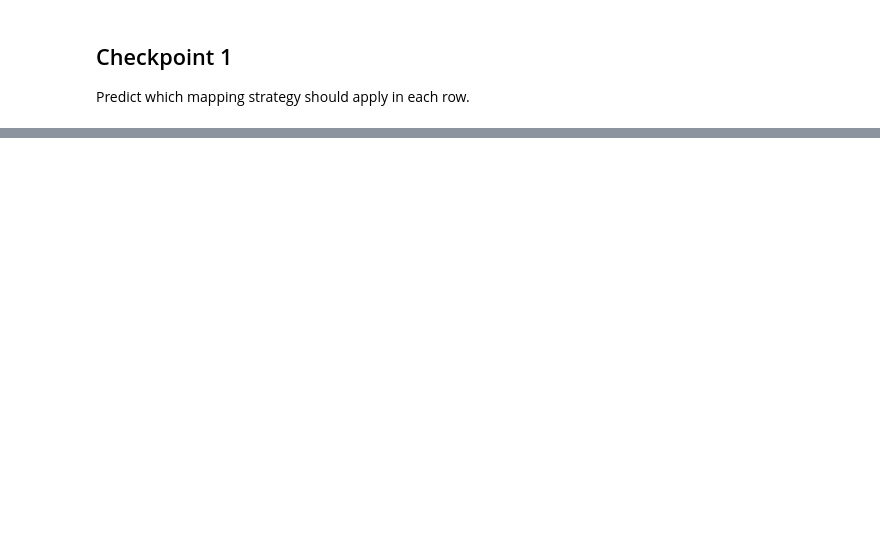
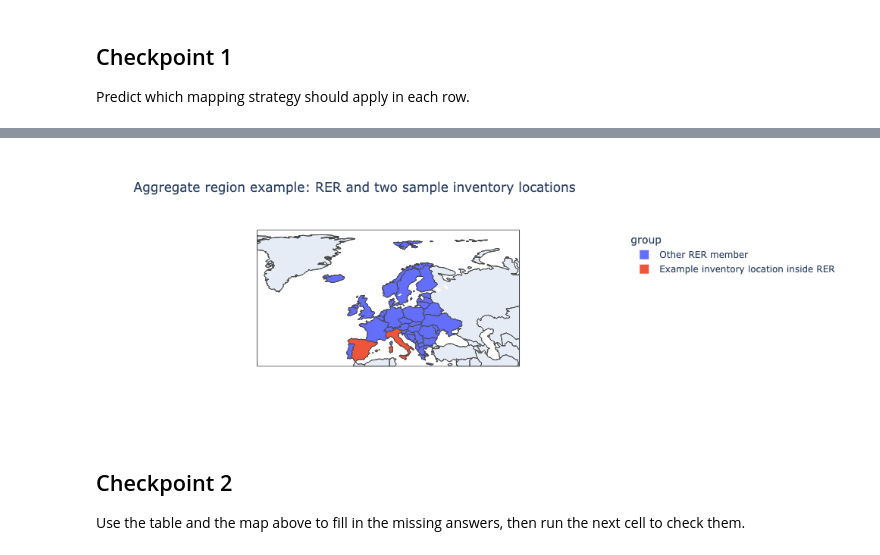
Before and after one commit to romainsacchi/barcelona-regionalized-lcia, a Jupyter notebook: tutorials/DAY 2/D2-04 Spatial matching and fallback logic.ipynb, the cells around one changed output, grey strips where cells are left out. Drawn from its saved outputs; the diff is of its cells as text; code cells hidden in the pictures; blank space fills up the shorter version.

```diff
--- a/tutorials/DAY 2/D2-04 Spatial matching and fallback logic.ipynb
+++ b/tutorials/DAY 2/D2-04 Spatial matching and fallback logic.ipynb
@@ -300,0 +260,59 @@ After this notebook, you should now be able to:
+# %%
+import country_converter as coco
+import plotly.express as px
+
+COUNTRY_LEVEL_EXCLUSIONS = {'Canary Islands', 'Russia (Europe)'}
+
+
+def to_iso3(location):
+    sink = io.StringIO()
+    with redirect_stdout(sink), redirect_stderr(sink):
+        iso3 = coco.convert(names=location, to='ISO3', not_found=None)
+    if not iso3 or iso3 == location or len(str(iso3)) != 3:
+        return None
+    return str(iso3)
+
+
+def plot_country_groups(groups, title):
+    rows = []
+    skipped = []
+    for location, group in groups.items():
+        if location in COUNTRY_LEVEL_EXCLUSIONS:
+            skipped.append(f'{location} (cannot be drawn faithfully on a country-level map)')
+            continue
+        iso3 = to_iso3(location)
+        if iso3 is None:
+            skipped.append(location)
+            continue
+        rows.append({'location': location, 'iso3': iso3, 'group': group})
+    frame = pd.DataFrame(rows)
+    if frame.empty:
+        print('No mappable country-level locations found.')
+    else:
+        fig = px.choropleth(
+            frame,
+            locations='iso3',
+            color='group',
+            hover_name='location',
+            projection='natural earth',
+            title=title,
+        )
+        fig.update_geos(showcoastlines=True, showcountries=True, fitbounds='locations')
+        fig.show()
+    if skipped:
+        print('Not shown on the country-level map:', skipped)
+
+
+rer_members = sorted(set(children_of('RER', limit=500)))
+rer_members_for_map = sorted((set(rer_members) - COUNTRY_LEVEL_EXCLUSIONS) | {'ES'})
+rer_map_groups = {
+    location: ('Example inventory location inside RER' if location in {'ES', 'IT'} else 'Other RER member')
+    for location in rer_members_for_map
+}
+plot_country_groups(rer_map_groups, 'Aggregate region example: RER and two sample inventory locations')
+# %% [output]
+[figure, added]
+# %% [markdown]
+## Checkpoint 2
+
+Use the table and the map above to fill in the missing answers, then run the next cell to check them.
```
Also changed, not shown: parts of 49 cells of this notebook, 6 other files.
